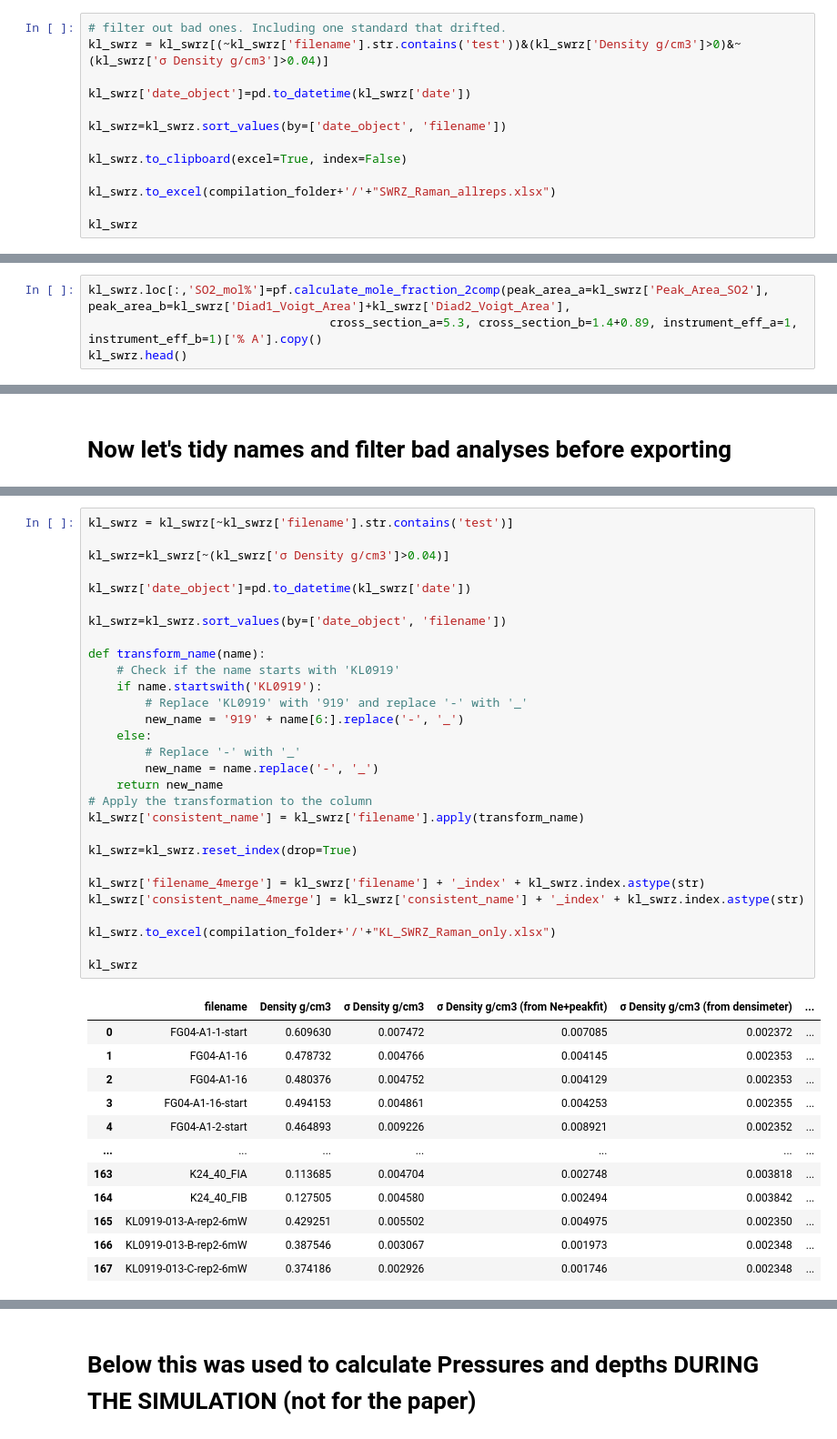
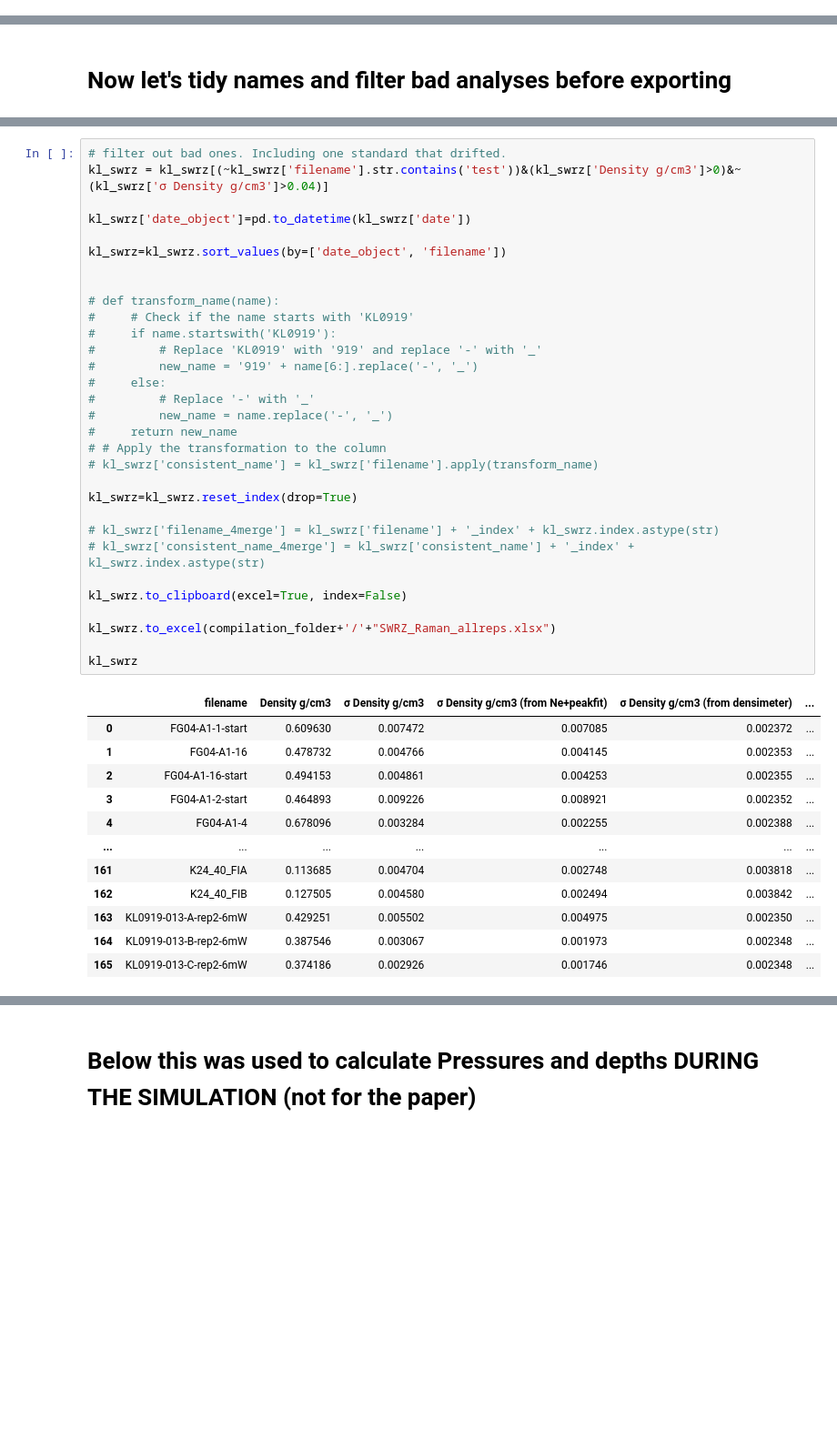
Before and after one commit to cljdevitre/PrePostCalderaKil_2025, a Jupyter notebook: Version_on_pcloud/Data_processing_notebooks/Data_processing_SWRZ/SWRZ_AllRaman_compile+export.ipynb, the cells around one changed output, grey strips where cells are left out. Shown at 91% size. Drawn from its saved outputs; the diff is of its cells as text; blank space fills up the shorter version.

```diff
--- a/Version_on_pcloud/Data_processing_notebooks/Data_processing_SWRZ/SWRZ_AllRaman_compile+export.ipynb
+++ b/Version_on_pcloud/Data_processing_notebooks/Data_processing_SWRZ/SWRZ_AllRaman_compile+export.ipynb
@@ -60,16 +60,3 @@ kl_swrz = compile_Raman_sessions(path=MasterFolder+slash+"Data"+slash+"Data_SWRZ
 Raman_session_June 5, 2024_fitted_2024-06-05.xlsx
 Raman_session_June 6, 2024_fitted_2024-06-07.xlsx
 Raman_session_June 7, 2024_fitted_2024-06-07.xlsx
-# %%
-# filter out bad ones. Including one standard that drifted.
-kl_swrz = kl_swrz[(~kl_swrz['filename'].str.contains('test'))&(kl_swrz['Density g/cm3']>0)&~(kl_swrz['σ Density g/cm3']>0.04)]
-
-kl_swrz['date_object']=pd.to_datetime(kl_swrz['date'])
-
-kl_swrz=kl_swrz.sort_values(by=['date_object', 'filename'])
-
-kl_swrz.to_clipboard(excel=True, index=False)
-
-kl_swrz.to_excel(compilation_folder+'/'+"SWRZ_Raman_allreps.xlsx")
-
-kl_swrz
@@ -98,4 +62,0 @@ FileNotFoundError: [Errno 2] No such file or directory: 'Helperfile_KD24.xlsx'
-# %%
-kl_swrz.loc[:,'SO2_mol%']=pf.calculate_mole_fraction_2comp(peak_area_a=kl_swrz['Peak_Area_SO2'], peak_area_b=kl_swrz['Diad1_Voigt_Area']+kl_swrz['Diad2_Voigt_Area'],
-                                  cross_section_a=5.3, cross_section_b=1.4+0.89, instrument_eff_a=1, instrument_eff_b=1)['% A'].copy()
-kl_swrz.head()
@@ -112,42 +74,44 @@ kl_swrz.head()
 # %%
-kl_swrz = kl_swrz[~kl_swrz['filename'].str.contains('test')]
-
-kl_swrz=kl_swrz[~(kl_swrz['σ Density g/cm3']>0.04)]
+# filter out bad ones. Including one standard that drifted.
+kl_swrz = kl_swrz[(~kl_swrz['filename'].str.contains('test'))&(kl_swrz['Density g/cm3']>0)&~(kl_swrz['σ Density g/cm3']>0.04)]
 
 kl_swrz['date_object']=pd.to_datetime(kl_swrz['date'])
 
 kl_swrz=kl_swrz.sort_values(by=['date_object', 'filename'])
 
-def transform_name(name):
-    # Check if the name starts with 'KL0919'
-    if name.startswith('KL0919'):
-        # Replace 'KL0919' with '919' and replace '-' with '_'
-        new_name = '919' + name[6:].replace('-', '_')
-    else:
-        # Replace '-' with '_'
-        new_name = name.replace('-', '_')
-    return new_name
-# Apply the transformation to the column
-kl_swrz['consistent_name'] = kl_swrz['filename'].apply(transform_name)
+
+# def transform_name(name):
+#     # Check if the name starts with 'KL0919'
+#     if name.startswith('KL0919'):
+#         # Replace 'KL0919' with '919' and replace '-' with '_'
+#         new_name = '919' + name[6:].replace('-', '_')
+#     else:
+#         # Replace '-' with '_'
+#         new_name = name.replace('-', '_')
+#     return new_name
+# # Apply the transformation to the column
+# kl_swrz['consistent_name'] = kl_swrz['filename'].apply(transform_name)
 
 kl_swrz=kl_swrz.reset_index(drop=True)
 
-kl_swrz['filename_4merge'] = kl_swrz['filename'] + '_index' + kl_swrz.index.astype(str)
-kl_swrz['consistent_name_4merge'] = kl_swrz['consistent_name'] + '_index' + kl_swrz.index.astype(str)
+# kl_swrz['filename_4merge'] = kl_swrz['filename'] + '_index' + kl_swrz.index.astype(str)
+# kl_swrz['consistent_name_4merge'] = kl_swrz['consistent_name'] + '_index' + kl_swrz.index.astype(str)
 
-kl_swrz.to_excel(compilation_folder+'/'+"KL_SWRZ_Raman_only.xlsx")
+kl_swrz.to_clipboard(excel=True, index=False)
+
+kl_swrz.to_excel(compilation_folder+'/'+"SWRZ_Raman_allreps.xlsx")
 
 kl_swrz
 # %% [output]
 |  | filename | Density g/cm3 | σ Density g/cm3 | σ Density g/cm3 (from Ne+peakfit) | σ Density g/cm3 (from densimeter) | ... |
 | 0 | FG04-A1-1-start | 0.609630 | 0.007472 | 0.007085 | 0.002372 | ... |
 | 1 | FG04-A1-16 | 0.478732 | 0.004766 | 0.004145 | 0.002353 | ... |
-| 2 | FG04-A1-16 | 0.480376 | 0.004752 | 0.004129 | 0.002353 | ... |
-| 3 | FG04-A1-16-start | 0.494153 | 0.004861 | 0.004253 | 0.002355 | ... |
-| 4 | FG04-A1-2-start | 0.464893 | 0.009226 | 0.008921 | 0.002352 | ... |
+| 2 | FG04-A1-16-start | 0.494153 | 0.004861 | 0.004253 | 0.002355 | ... |
+| 3 | FG04-A1-2-start | 0.464893 | 0.009226 | 0.008921 | 0.002352 | ... |
+| 4 | FG04-A1-4 | 0.678096 | 0.003284 | 0.002255 | 0.002388 | ... |
 | ... | ... | ... | ... | ... | ... | ... |
-| 163 | K24_40_FIA | 0.113685 | 0.004704 | 0.002748 | 0.003818 | ... |
-| 164 | K24_40_FIB | 0.127505 | 0.004580 | 0.002494 | 0.003842 | ... |
-| 165 | KL0919-013-A-rep2-6mW | 0.429251 | 0.005502 | 0.004975 | 0.002350 | ... |
-| 166 | KL0919-013-B-rep2-6mW | 0.387546 | 0.003067 | 0.001973 | 0.002348 | ... |
-| 167 | KL0919-013-C-rep2-6mW | 0.374186 | 0.002926 | 0.001746 | 0.002348 | ... |
+| 161 | K24_40_FIA | 0.113685 | 0.004704 | 0.002748 | 0.003818 | ... |
+| 162 | K24_40_FIB | 0.127505 | 0.004580 | 0.002494 | 0.003842 | ... |
+| 163 | KL0919-013-A-rep2-6mW | 0.429251 | 0.005502 | 0.004975 | 0.002350 | ... |
+| 164 | KL0919-013-B-rep2-6mW | 0.387546 | 0.003067 | 0.001973 | 0.002348 | ... |
+| 165 | KL0919-013-C-rep2-6mW | 0.374186 | 0.002926 | 0.001746 | 0.002348 | ... |
```
Also changed, not shown: parts of 11 cells of this notebook, 14 other files.
